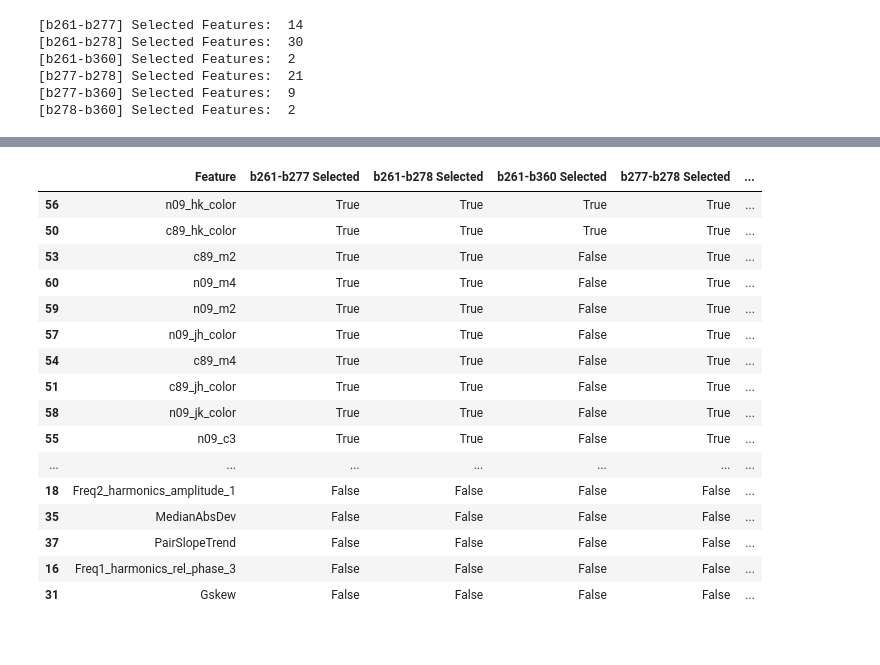
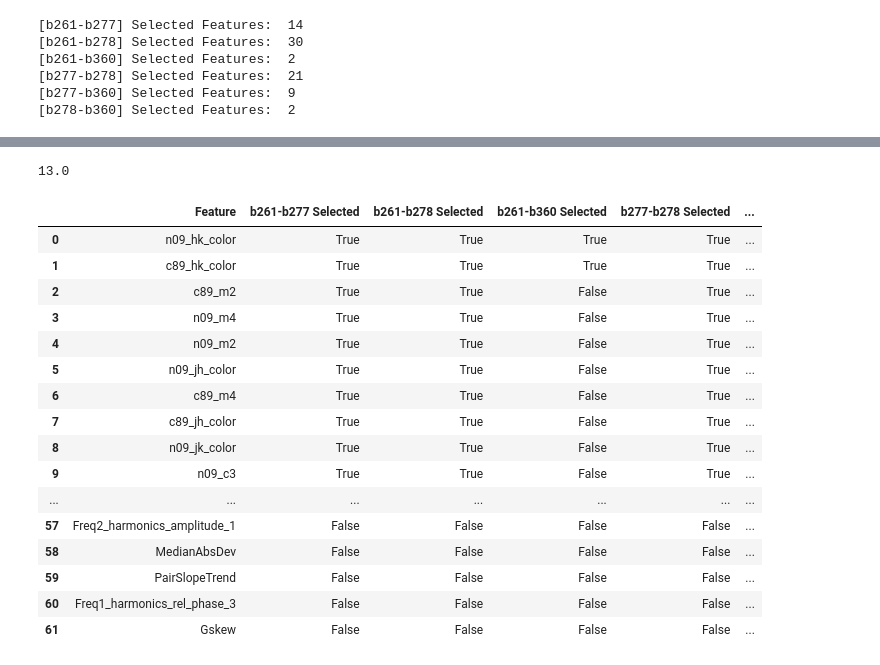
Before and after one commit to leliel12/denoise, a Jupyter notebook: 05_FS_analysis.ipynb, the cells around one changed output, grey strips where cells are left out. Cells and saved outputs as stored; diff of their text form; code cells hidden in the pictures.

```diff
--- a/05_FS_analysis.ipynb
+++ b/05_FS_analysis.ipynb
@@ -24,14 +26,3 @@ from libs.container import Container
 import dataset
 # %%
 cpu = joblib.cpu_count()
-# %%
-data = dataset.load_scaled()
-
-df = pd.concat([data.b278, data.b261])
-
-cls = {name: idx for idx, name in enumerate(df.tile.unique())}
-df["cls"] = df.tile.apply(cls.get)
-
-print(cls)
-
-del data
@@ -41,5 +29,5 @@ Reading '/mnt/is0/jbcabral/denoise/dataset/full_scaled.pkl.bz2'
 # %%
-sel = joblib.load("results/rfecv.pkl.bz2")
+sel = joblib.load("results/rfecv_svm_linear.pkl.bz2")
 # %%
 resume = {"Feature": dataset.FEATURES}
 for key, clf in sel.items():
@@ -128,42 +90,47 @@ plt.show()
+# %%
+(14+30+2+21+9+2)/6
+# %% [output]
+13.0
 # %%
 colors = {
     6: "#ccebc5",
+    5: "#ccebd9",
     4: "#b3cde3",
     3: "#decbe4",
     2: "#ffffcc",
-
     1: "#fbb4ae",
 }
 
 def color_selected(row):
     color = colors.get(row["Selected N"])
     if color is not None:
         return pd.Series(f'background-color: {color}; color: black', row.index)
 
     return pd.Series('', row.index)
 
-html = rdf[rdf.columns[(
+resume = rdf[rdf.columns[(
     rdf.columns.str.endswith(" Selected") |
     rdf.columns.str.startswith("Feature") |
     rdf.columns.str.startswith("Selected N"))]
-].sort_values("Selected N", ascending=False).style.apply(color_selected, axis=1)
+].sort_values("Selected N", ascending=False).reset_index(drop=True)
 
+html = resume.style.apply(color_selected, axis=1)
 html
 # %% [output]
 |  | Feature | b261-b277 Selected | b261-b278 Selected | b261-b360 Selected | b277-b278 Selected | ... |
-| 56 | n09_hk_color | True | True | True | True | ... |
-| 50 | c89_hk_color | True | True | True | True | ... |
-| 53 | c89_m2 | True | True | False | True | ... |
-| 60 | n09_m4 | True | True | False | True | ... |
-| 59 | n09_m2 | True | True | False | True | ... |
-| 57 | n09_jh_color | True | True | False | True | ... |
-| 54 | c89_m4 | True | True | False | True | ... |
-| 51 | c89_jh_color | True | True | False | True | ... |
-| 58 | n09_jk_color | True | True | False | True | ... |
-| 55 | n09_c3 | True | True | False | True | ... |
+| 0 | n09_hk_color | True | True | True | True | ... |
+| 1 | c89_hk_color | True | True | True | True | ... |
+| 2 | c89_m2 | True | True | False | True | ... |
+| 3 | n09_m4 | True | True | False | True | ... |
+| 4 | n09_m2 | True | True | False | True | ... |
+| 5 | n09_jh_color | True | True | False | True | ... |
+| 6 | c89_m4 | True | True | False | True | ... |
+| 7 | c89_jh_color | True | True | False | True | ... |
+| 8 | n09_jk_color | True | True | False | True | ... |
+| 9 | n09_c3 | True | True | False | True | ... |
 | ... | ... | ... | ... | ... | ... | ... |
-| 18 | Freq2_harmonics_amplitude_1 | False | False | False | False | ... |
-| 35 | MedianAbsDev | False | False | False | False | ... |
-| 37 | PairSlopeTrend | False | False | False | False | ... |
-| 16 | Freq1_harmonics_rel_phase_3 | False | False | False | False | ... |
-| 31 | Gskew | False | False | False | False | ... |
+| 57 | Freq2_harmonics_amplitude_1 | False | False | False | False | ... |
+| 58 | MedianAbsDev | False | False | False | False | ... |
+| 59 | PairSlopeTrend | False | False | False | False | ... |
+| 60 | Freq1_harmonics_rel_phase_3 | False | False | False | False | ... |
+| 61 | Gskew | False | False | False | False | ... |
```
Also changed, not shown: parts of 20 cells of this notebook, 6 other files.
